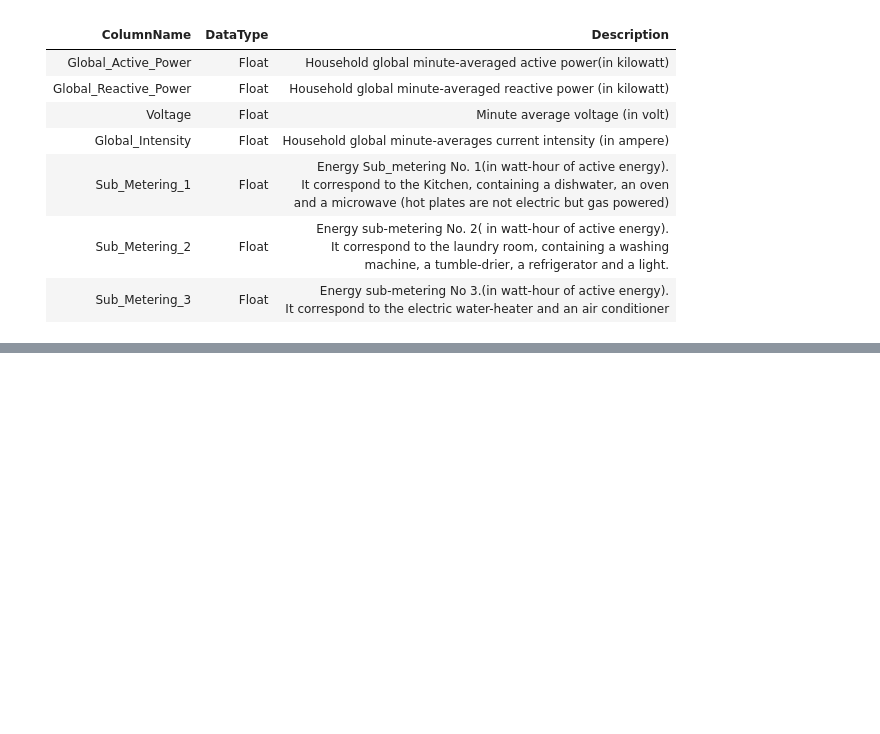
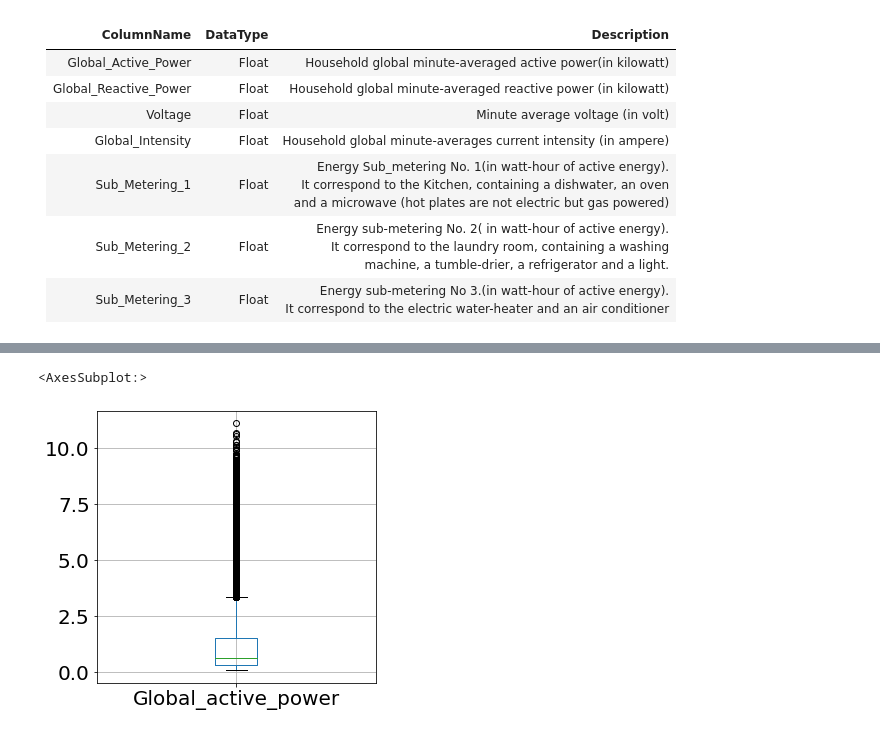
Before and after one commit to SirkyGit/DS2-project, a Jupyter notebook: notebooks/Problem Statement.ipynb, the cells around one changed output, grey strips where cells are left out. Saved outputs shown, nothing was run; the diff lists cells and outputs as text; code cells hidden in the pictures; blank space fills up the shorter version.

```diff
--- a/notebooks/Problem Statement.ipynb
+++ b/notebooks/Problem Statement.ipynb
@@ -47,0 +34,18 @@ household.head()
+# %%
+import pandas as pd
+import seaborn as sns
+import matplotlib.pyplot as plt
+import plotly.express as px
+import plotly.graph_objects as go
+from sklearn.preprocessing import PolynomialFeatures
+from sklearn.metrics import mean_squared_error, r2_score
+#from sklearn.model_selection import train_test_split
+from sklearn import model_selection
+from sklearn.linear_model import LinearRegression
+from sklearn.metrics import mean_squared_error
+
+import numpy as np
+
+data = r'C:\Users\jimofunanya\Desktop\Data Science Class 2\household_power_consump.CSV'
+household = pd.read_csv(data, sep=';', parse_dates=[['Date', 'Time']], low_memory=False)
+household.head()
@@ -60,0 +102,3 @@ household.head()
+# %%
+#Replace character values with null
+household.replace('?', np.NaN, inplace=True)
@@ -60,0 +118,4 @@ household.head()
+# %%
+#Insert previous value into the rows with Nulls
+household.fillna(method='bfill', inplace=True)
+household.head()
@@ -60,0 +148,10 @@ household.head()
+# %%
+#Convert the Object data types to float for all columns
+
+household['Global_active_power'] = household['Global_active_power'].astype(float)
+household['Global_reactive_power'] = household['Global_reactive_power'].astype(float)
+household['Voltage'] = household['Voltage'].astype(float)
+household['Global_intensity'] = household['Global_intensity'].astype(float)
+household['Sub_metering_1'] = household['Sub_metering_1'].astype(float)
+household['Sub_metering_2'] = household['Sub_metering_2'].astype(float)
+household['Sub_metering_3'] = household['Sub_metering_3'].astype(float)
@@ -60,0 +225,6 @@ household.head()
+# %%
+# plotting of Outliers in the Global_active_power Column
+household.boxplot("Global_active_power", figsize=(5,5), fontsize= 20)
+# %% [output]
+<AxesSubplot:>
+[figure, added]
```
Also changed, not shown: parts of 27 cells of this notebook, 2 other files.
